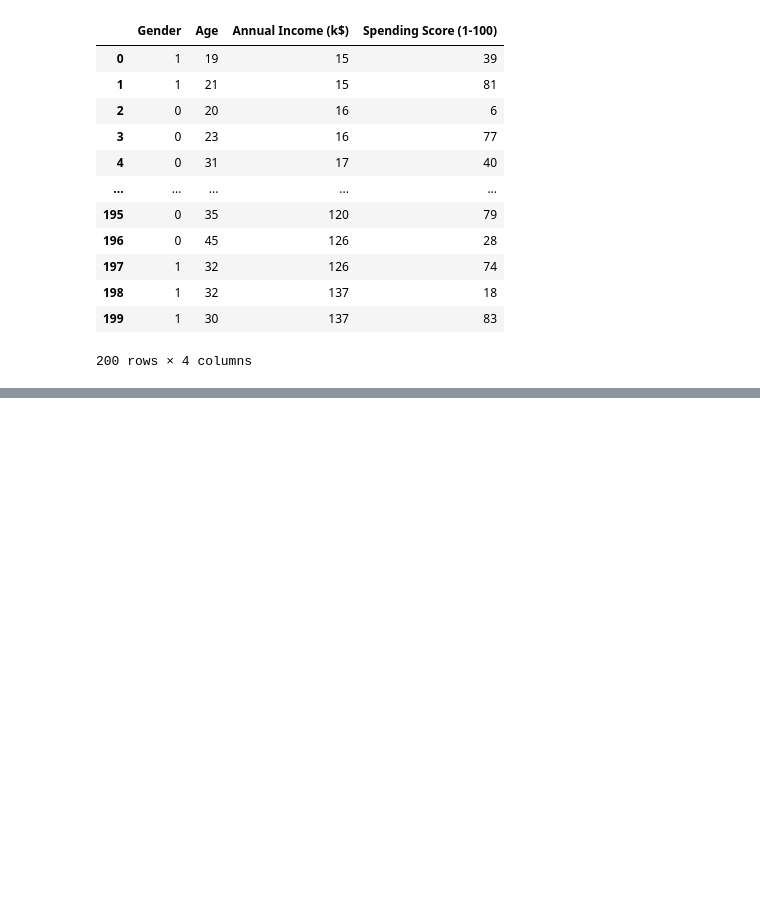
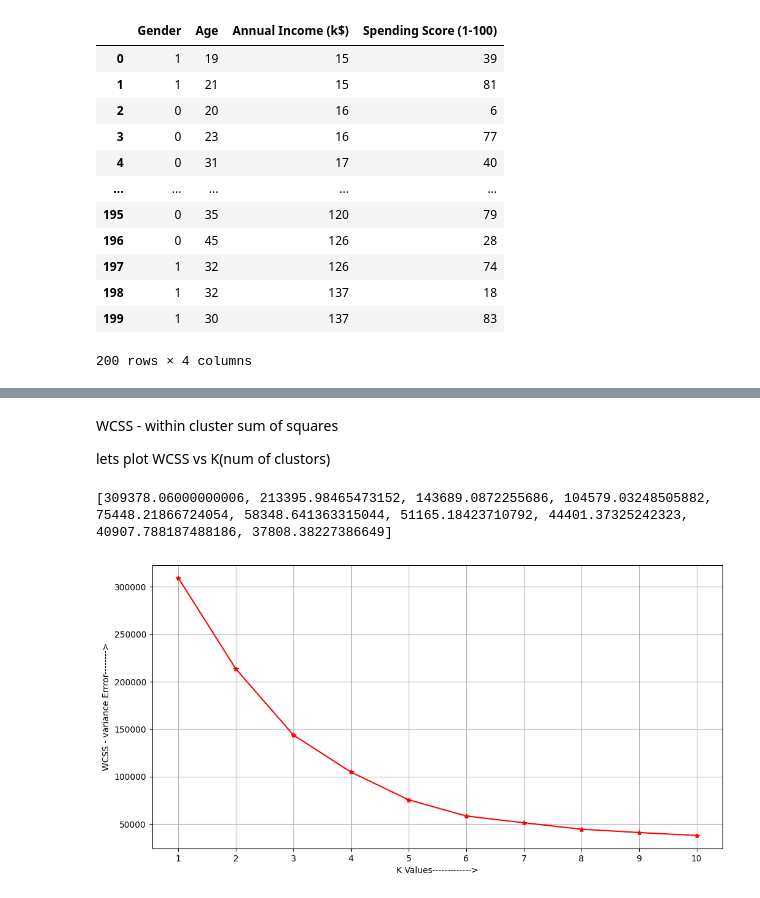
Before and after one commit to sudhrathore/sudhanshu_AIMLBootcamp_2023, a Jupyter notebook: MallCustomers.ipynb, the cells around one changed output, grey strips where cells are left out. Cells and saved outputs as stored; diff of their text form; code cells hidden in the pictures; blank space fills up the shorter version.

```diff
--- a/MallCustomers.ipynb
+++ b/MallCustomers.ipynb
@@ -183,0 +187,28 @@ plt.show()
+# %% [markdown]
+WCSS - within cluster sum of squares
+
+lets plot WCSS vs K(num of clustors)
+# %%
+from sklearn.cluster import KMeans
+import numpy as np
+wcss=[]
+
+for k in range (1,11):
+  kmeans= KMeans (n_clusters=k)
+  kmeans.fit(df)
+  wcss.append(kmeans.inertia_)
+  #computin WCSS for fitted model using inertia_ attribute of kmeans instance
+
+print(wcss)
+
+import matplotlib.pyplot as plt
+plt.figure(figsize=((12,6)))
+plt.grid()
+plt.plot(range(1,11),wcss,color="red",marker="*")
+plt.xlabel("K Values------------->")
+plt.xticks(np.arange(1,11,1))
+plt.ylabel("WCSS - variance Errror-------->")
+plt.show()
+# %% [output]
+[309378.06000000006, 213395.98465473152, 143689.0872255686, 104579.03248505882, 75448.21866724054, 58348.641363315044, 51165.18423710792, 44401.37325242323, 40907.788187488186, 37808.38227386649]
+[figure, added]
```
Also changed, not shown: parts of 5 cells of this notebook.
